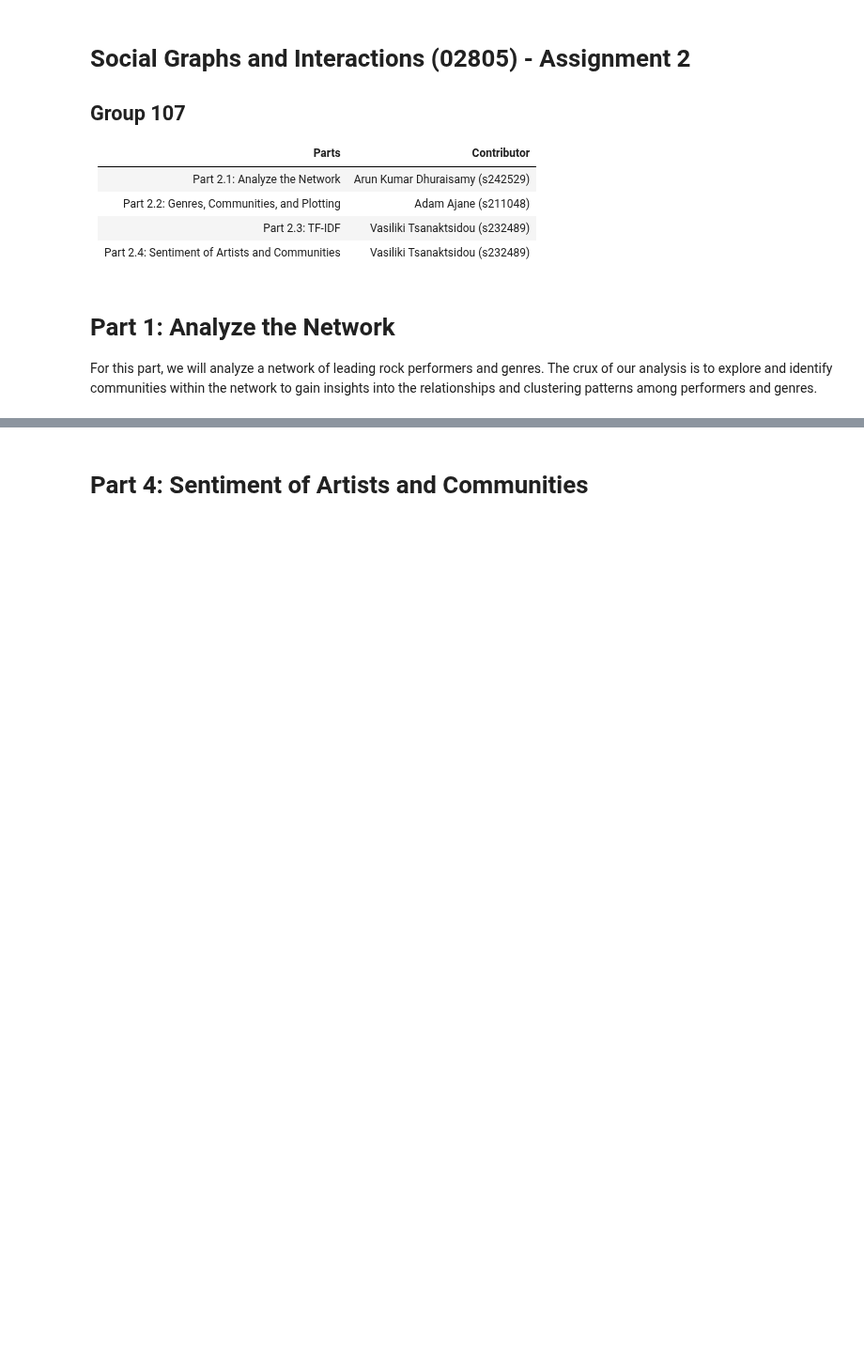
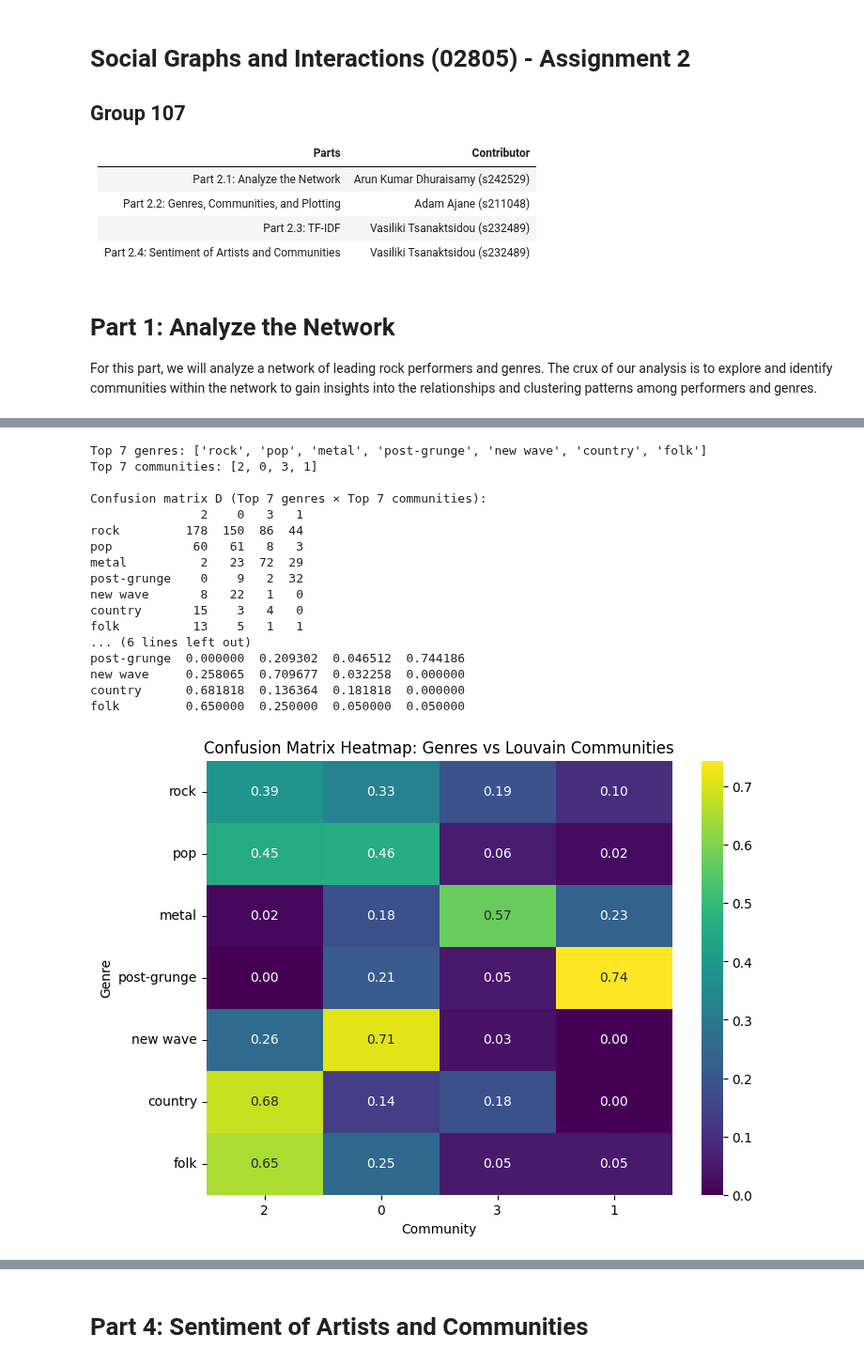
Before and after one commit to adamajane/social-graphs-and-interactions-02805-assignments, a Jupyter notebook: assignment_2/assignment_2_hand_in.ipynb, the cells around one changed output, grey strips where cells are left out. Shown at 94% size. Drawn from its saved outputs; the diff is of its cells as text; code cells hidden in the pictures; blank space fills up the shorter version.

```diff
--- a/assignment_2/assignment_2_hand_in.ipynb
+++ b/assignment_2/assignment_2_hand_in.ipynb
@@ -19,0 +188,15 @@ _Code and text here_
+# %%
+# Detect communities using the Louvain method
+louvain_comms = nx.community.louvain_communities(G, seed=42)
+print(f"Detected {len(louvain_comms)} communities using Louvain method")
+
+# Create a mapping from node to community label
+louvain_map = {}
+for i, comm in enumerate(louvain_comms):
+    for node in comm:
+        louvain_map[node] = i
+
+# Calculate modularity for Louvain partition
+M_louvain = calculate_modularity(G, louvain_map)
+
+print(f"Louvain modularity: {M_louvain:.4f}")
@@ -19,0 +218,65 @@ _Code and text here_
+# %%
+# Identify top 7 genres
+all_genres_flat = [g.lower() for genres in genre_data.values() for g in genres]
+top7_genres = [g for g, _ in Counter(all_genres_flat).most_common(7)]
+print("Top 7 genres:", top7_genres)
+
+# Identify top 7 communities (by size)
+comm_sizes = [(i, len(c)) for i, c in enumerate(louvain_comms)]
+comm_sizes.sort(key=lambda x: x[1], reverse=True)
+top7_comms = [i for i, _ in comm_sizes[:7]]
+print("Top 7 communities:", top7_comms)
+
+# Initialize empty matrix (genre × community)
+D = pd.DataFrame(0, index=top7_genres, columns=top7_comms)
+
+# Fill matrix based on overlapping membership
+for node in G.nodes():
+    # Skip nodes not in top 7 communities
+    comm = louvain_map.get(node)
+    if comm not in top7_comms:
+        continue
+
+    # Get node's genres (lowercase)
+    node_genres = [g.lower() for g in genre_data.get(node, [])]
+
+    # For each genre that’s one of the top 7, increment the appropriate cell
+    for g in node_genres:
+        if g in top7_genres:
+            D.loc[g, comm] += 1
+
+# Print confusion matrix
+print("\nConfusion matrix D (Top 7 genres \u00d7 Top 7 communities):")
+print(D)
+
+# Normalize by genre (row-wise proportions)
+D_normalized = D.div(D.sum(axis=1), axis=0)
+print("\nNormalized confusion matrix (row-wise proportions):")
+print(D_normalized)
+
+# Confusion matrix heatmap
+plt.figure(figsize=(8, 6))
+sns.heatmap(D_normalized, annot=True, cmap="viridis", fmt=".2f")
+plt.xlabel("Community")
+plt.ylabel("Genre")
+plt.title("Confusion Matrix Heatmap: Genres vs Louvain Communities")
+plt.show()
+# %% [output]
+Top 7 genres: ['rock', 'pop', 'metal', 'post-grunge', 'new wave', 'country', 'folk']
+Top 7 communities: [2, 0, 3, 1]
+
+Confusion matrix D (Top 7 genres × Top 7 communities):
+               2    0   3   1
+rock         178  150  86  44
+pop           60   61   8   3
+metal          2   23  72  29
+post-grunge    0    9   2  32
+new wave       8   22   1   0
+country       15    3   4   0
+folk          13    5   1   1
+... (6 lines left out)
+post-grunge  0.000000  0.209302  0.046512  0.744186
+new wave     0.258065  0.709677  0.032258  0.000000
+country      0.681818  0.136364  0.181818  0.000000
+folk         0.650000  0.250000  0.050000  0.050000
+[figure, added]
```
Also changed, not shown: parts of 24 cells of this notebook, 2 other files.
